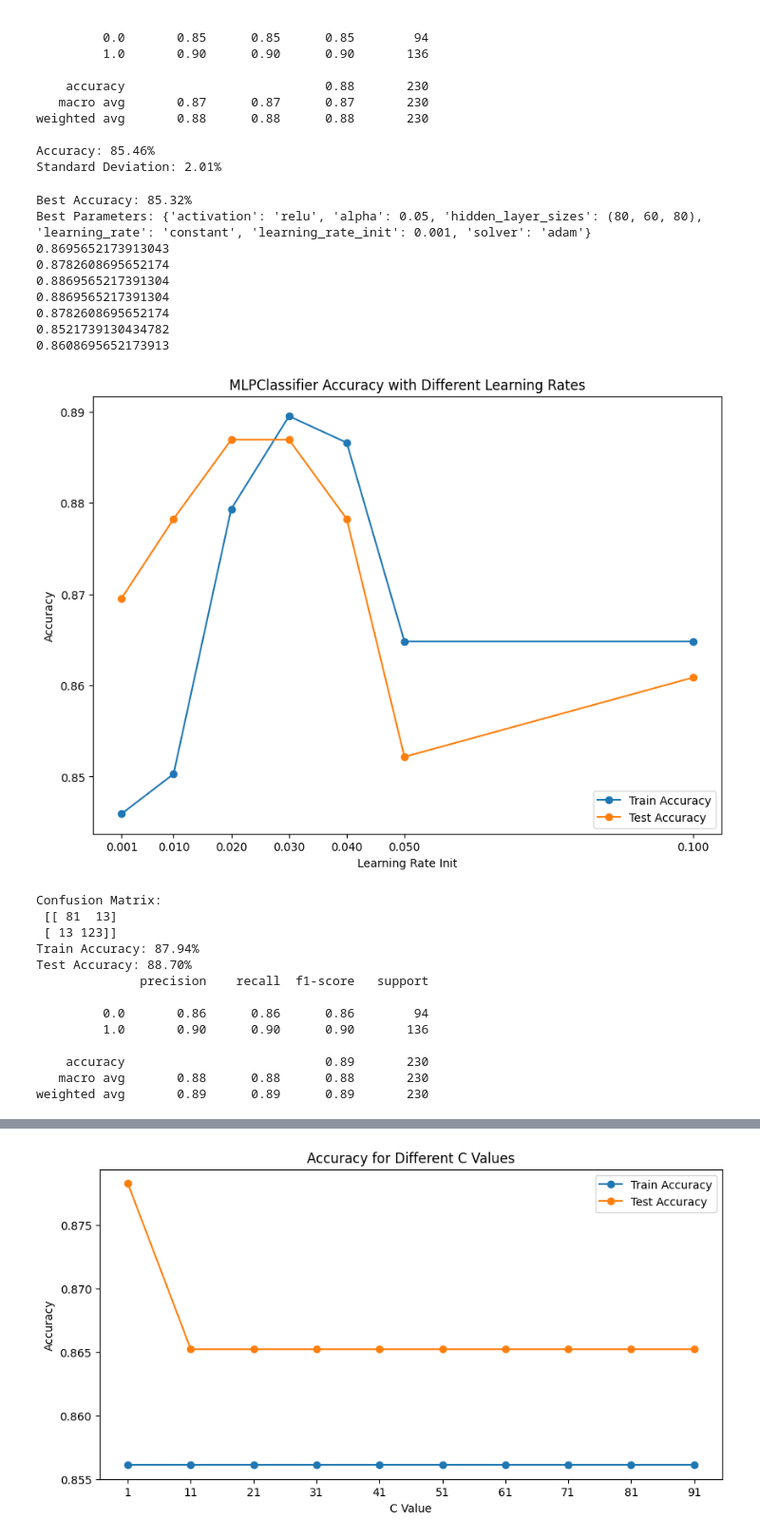
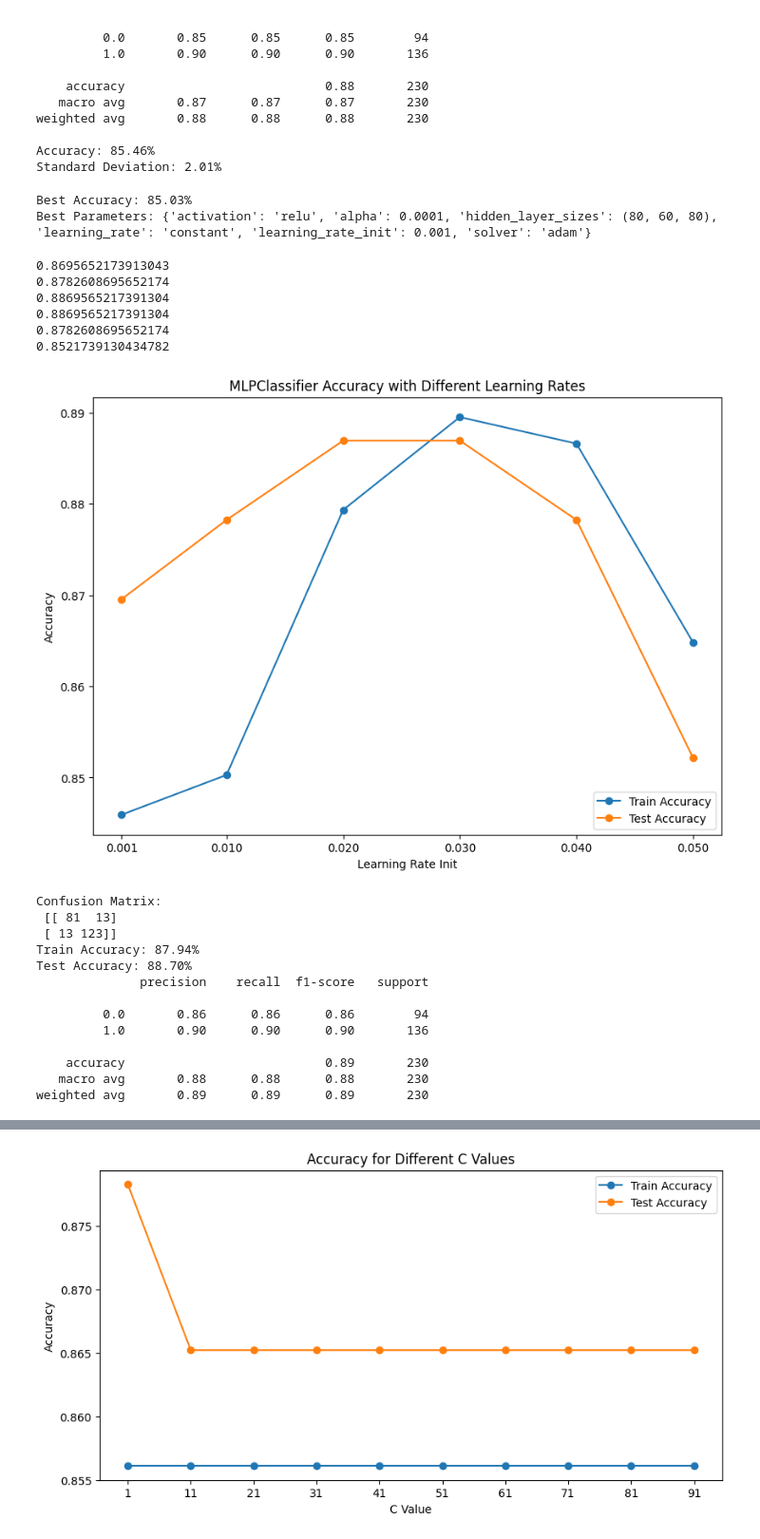
Before and after one commit to nbzuong/ML_Project, a Jupyter notebook: heart_predict.ipynb, the cells around one changed output, grey strips where cells are left out. Shown at 95% size. Saved outputs shown, nothing was run; the diff lists cells and outputs as text; code cells hidden in the pictures.

Commit message:
accuracy visualization

```diff
--- a/heart_predict.ipynb
+++ b/heart_predict.ipynb
@@ -428,26 +417,29 @@ weighted avg       0.88      0.88      0.88       230
 
 Accuracy: 85.46%
 Standard Deviation: 2.01%
+# %%
+from sklearn.neural_network import MLPClassifier
+
+feature_train = np.array(feature_train)
+target_train = np.array(target_train)
+layers = [(80,60,80),(100,100,100)]
+lri = [0.001, 0.01,0.02, 0.03,0.04,0.05]
+
+#Grid search for best parameters
+from sklearn.model_selection import GridSearchCV
+mlp = MLPClassifier()
+parameters = [{'hidden_layer_sizes': layers, 'activation': ['relu'], 'solver': ['adam'], 'alpha': [0.0001],
+                'learning_rate': ['constant'], 'learning_rate_init': lri}]
+grid_search = GridSearchCV(estimator=mlp, param_grid=parameters, scoring='accuracy', cv=5, n_jobs=-1)
+grid_search.fit(feature_train, target_train)
+best_accuracy = grid_search.best_score_
+best_parameters = grid_search.best_params_
+print('Best Accuracy: {:.2f}%'.format(best_accuracy*100))
+print('Best Parameters:', best_parameters)
+# %% [output]
+Best Accuracy: 85.03%
+Best Parameters: {'activation': 'relu', 'alpha': 0.0001, 'hidden_layer_sizes': (80, 60, 80), 'learning_rate': 'constant', 'learning_rate_init': 0.001, 'solver': 'adam'}
 # %%
-from sklearn.neural_network import MLPClassifier
-
-feature_train = np.array(feature_train)
-target_train = np.array(target_train)
-layers = [(80),(80,60),(80,60,80),(100,100,100),(100,100,100,100),(100,100,100,100,100)]
-lri = [0.001, 0.01,0.02, 0.03,0.04,0.05,0.1]
-
-#Grid search for best parameters
-from sklearn.model_selection import GridSearchCV
-mlp = MLPClassifier()
-parameters = [{'hidden_layer_sizes': layers, 'activation': ['relu'], 'solver': ['adam'], 'alpha': [0.0001, 0.05],
-                'learning_rate': ['constant','adaptive'], 'learning_rate_init': lri}]
-grid_search = GridSearchCV(estimator=mlp, param_grid=parameters, scoring='accuracy', cv=5, n_jobs=-1)
-grid_search.fit(feature_train, target_train)
-best_accuracy = grid_search.best_score_
-best_parameters = grid_search.best_params_
-print('Best Accuracy: {:.2f}%'.format(best_accuracy*100))
-print('Best Parameters:', best_parameters)
-
 # Create empty lists to store the results
 results = []
 test_accuracies = []
@@ -471,37 +463,34 @@ plt.plot(lri, test_accuracies, marker='o', label='Test Accuracy')
 plt.xticks(lri)
 
 plt.xlabel('Learning Rate Init')
 plt.ylabel('Accuracy')
 plt.title('MLPClassifier Accuracy with Different Learning Rates')
 plt.legend(loc='lower right')
 plt.show()
 
 #MLP with best parameters
 mlp = MLPClassifier(hidden_layer_sizes = (100,100,100),activation="relu", learning_rate_init=0.02, max_iter=1000, alpha=0.0001, solver='adam',
                         verbose=False, random_state=21, tol=1e-4)
 mlp.fit(feature_train, target_train)
 target_pred = mlp.predict(feature_test)
 cm = confusion_matrix(target_test, target_pred)
 print('Confusion Matrix:\n', cm)
 
 #print the accuracy score of train and test data
 print('Train Accuracy: {:.2f}%'.format(accuracy_score(target_train, mlp.predict(feature_train))*100))
 print('Test Accuracy: {:.2f}%'.format(accuracy_score(target_test, target_pred)*100))
 
 #precision, recall, f1-score
 from sklearn.metrics import classification_report
 print(classification_report(target_test, target_pred))
 # %% [output]
-Best Accuracy: 85.32%
-Best Parameters: {'activation': 'relu', 'alpha': 0.05, 'hidden_layer_sizes': (80, 60, 80), 'learning_rate': 'constant', 'learning_rate_init': 0.001, 'solver': 'adam'}
 0.8695652173913043
 0.8782608695652174
 0.8869565217391304
 0.8869565217391304
 0.8782608695652174
 0.8521739130434782
-0.8608695652173913
-[figure, old version]
+[figure, new version]
 Confusion Matrix:
  [[ 81  13]
  [ 13 123]]
```
Also changed, not shown: parts of 5 cells of this notebook.
